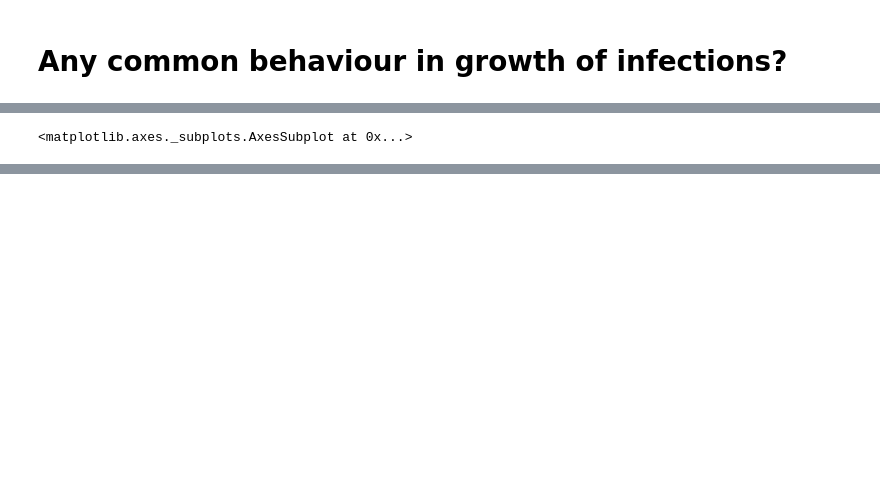
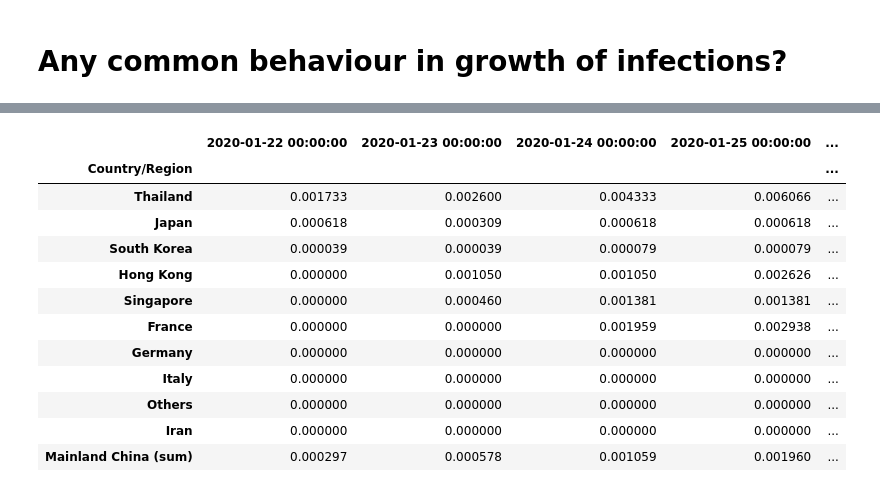
Before and after one commit to oscovida/oscovida, a Jupyter notebook: germany.ipynb, the cells around one changed output, grey strips where cells are left out. Drawn from its saved outputs; the diff is of its cells as text; code cells hidden in the pictures; blank space fills up the shorter version.

```diff
--- a/germany.ipynb
+++ b/germany.ipynb
@@ -330,4 +331,4 @@ Found 37 data sets with more than 1000 infections
 norm = c3.sum(axis=1)
 # %%
 c4 = c3.div(norm, axis='index')
-c4 = c3
+#c4 = c3
@@ -337,0 +355,7 @@ c5 = c4.drop('Mainland China')
+# %%
+c4.sum(axis=1)
+mainland_china = c4.loc['Mainland China'].sum()
+c5 = c4.drop('Mainland China')  # remove the long list of regions in China
+# but add summary for China (sum over all regions, then normalised)
+c5.loc['Mainland China (sum)'] = mainland_china/mainland_china.sum()
+print(f"{len(c5)} data sets remaining after removing regions in China")
@@ -338,4 +368,3 @@ c5 = c4.drop('Mainland China')
 # %%
-c5.T.plot()
+c5
 # %% [output]
-<matplotlib.axes._subplots.AxesSubplot at 0x...>
@@ -342,0 +371,13 @@ c5.T.plot()
+|  | 2020-01-22 00:00:00 | 2020-01-23 00:00:00 | 2020-01-24 00:00:00 | 2020-01-25 00:00:00 | ... |
+| Country/Region |  |  |  |  | ... |
+| Thailand | 0.001733 | 0.002600 | 0.004333 | 0.006066 | ... |
+| Japan | 0.000618 | 0.000309 | 0.000618 | 0.000618 | ... |
+| South Korea | 0.000039 | 0.000039 | 0.000079 | 0.000079 | ... |
+| Hong Kong | 0.000000 | 0.001050 | 0.001050 | 0.002626 | ... |
+| Singapore | 0.000000 | 0.000460 | 0.001381 | 0.001381 | ... |
+| France | 0.000000 | 0.000000 | 0.001959 | 0.002938 | ... |
+| Germany | 0.000000 | 0.000000 | 0.000000 | 0.000000 | ... |
+| Italy | 0.000000 | 0.000000 | 0.000000 | 0.000000 | ... |
+| Others | 0.000000 | 0.000000 | 0.000000 | 0.000000 | ... |
+| Iran | 0.000000 | 0.000000 | 0.000000 | 0.000000 | ... |
+| Mainland China (sum) | 0.000297 | 0.000578 | 0.001059 | 0.001960 | ... |
```
Also changed, not shown: parts of 15 cells of this notebook, 10 other files.
